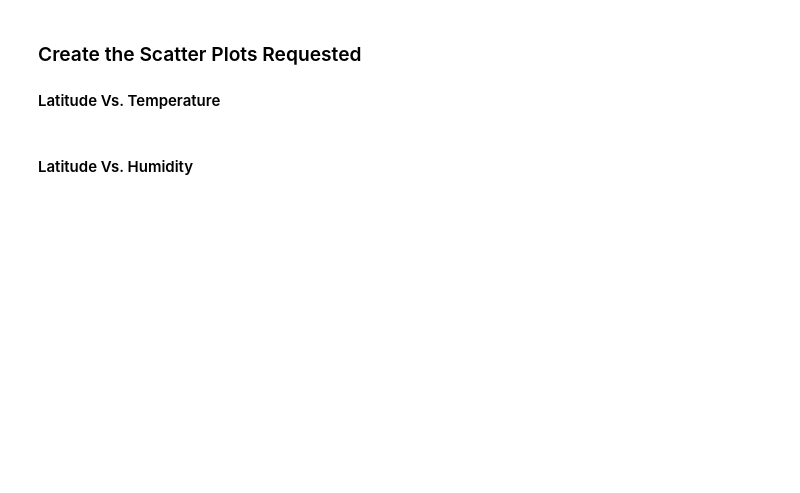
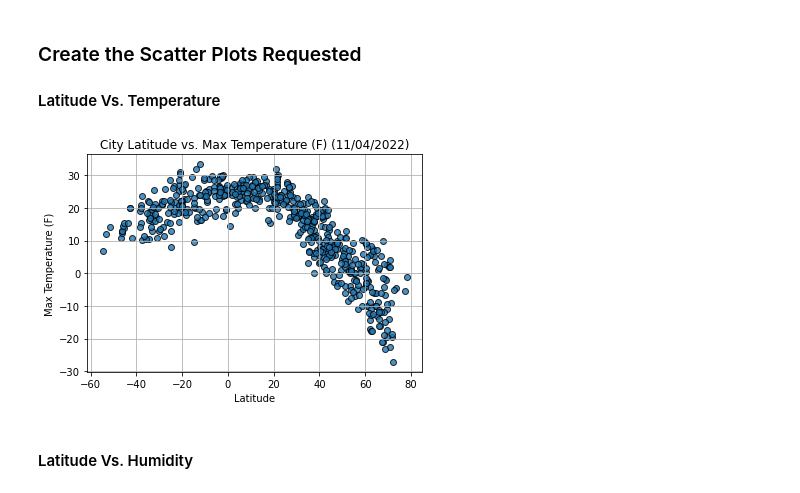
Before and after one commit to LibertyHeise/Weather-on-Vacation-Prediction-Modeling, a Jupyter notebook: WeatherPy/WeatherPyLH.ipynb, the cells around one changed output. Cells and saved outputs as stored; diff of their text form; code cells hidden in the pictures; blank space fills up the shorter version.

```diff
--- a/WeatherPy/WeatherPyLH.ipynb
+++ b/WeatherPy/WeatherPyLH.ipynb
@@ -195,16 +162,23 @@ city_data_df.head()
 #### Latitude Vs. Temperature
 # %%
 # Build scatter plot for latitude vs. temperature
-lat_temp = city_data.loc[city_data["lat"]]
-x_values = city_data["Lat"]
-y_values = city_data["Max Temp"]
 
-plt.xlabel ("Lat")
-plt.ylabel ("Max Temp")
-plt.title ("City Max Latitude vs. Temperature")
-plt.show
+date = time.strftime("%m/%d/%Y")
+x_values = city_data_df['Lat']
+y_values = city_data_df['Max Temp']
+plt.scatter(x_values, y_values, alpha = 0.8, edgecolor = "k")
+plt.xlabel('Latitude')
+plt.ylabel('Max Temperature (F)')
+plt.title(f'City Latitude vs. Max Temperature (F) ({date})')
+plt.grid(True)
+
 # Save the figure
-plt.savefig("output_data/Fig1.png")
+plt.savefig("output_data/LatitudeVsTemperaturePlot.png")
+
+# Show plot
+plt.show()
+# %% [output]
+[figure, added]
 # %% [markdown]
 #### Latitude Vs. Humidity
 # %%
```
Also changed, not shown: parts of 20 cells of this notebook, 13 other files.
